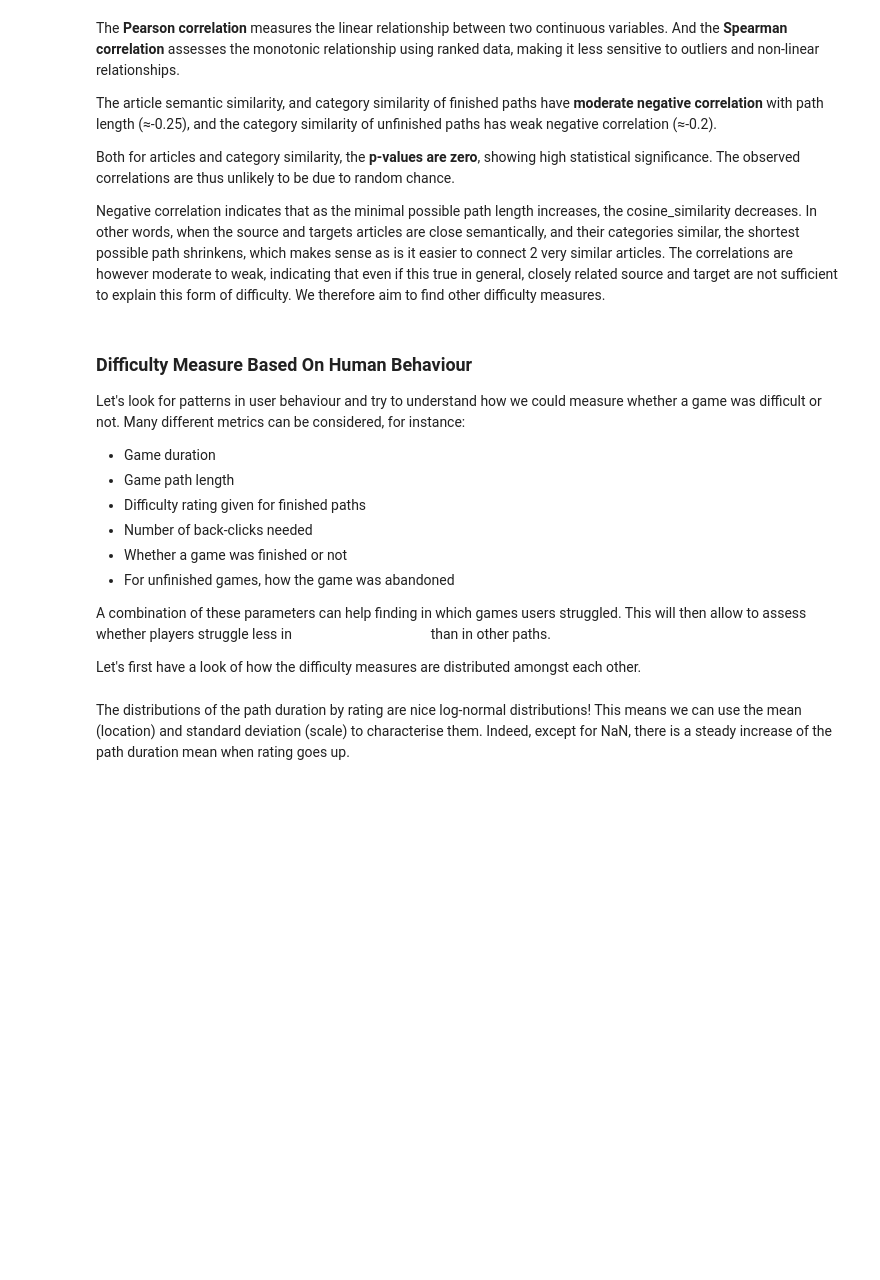
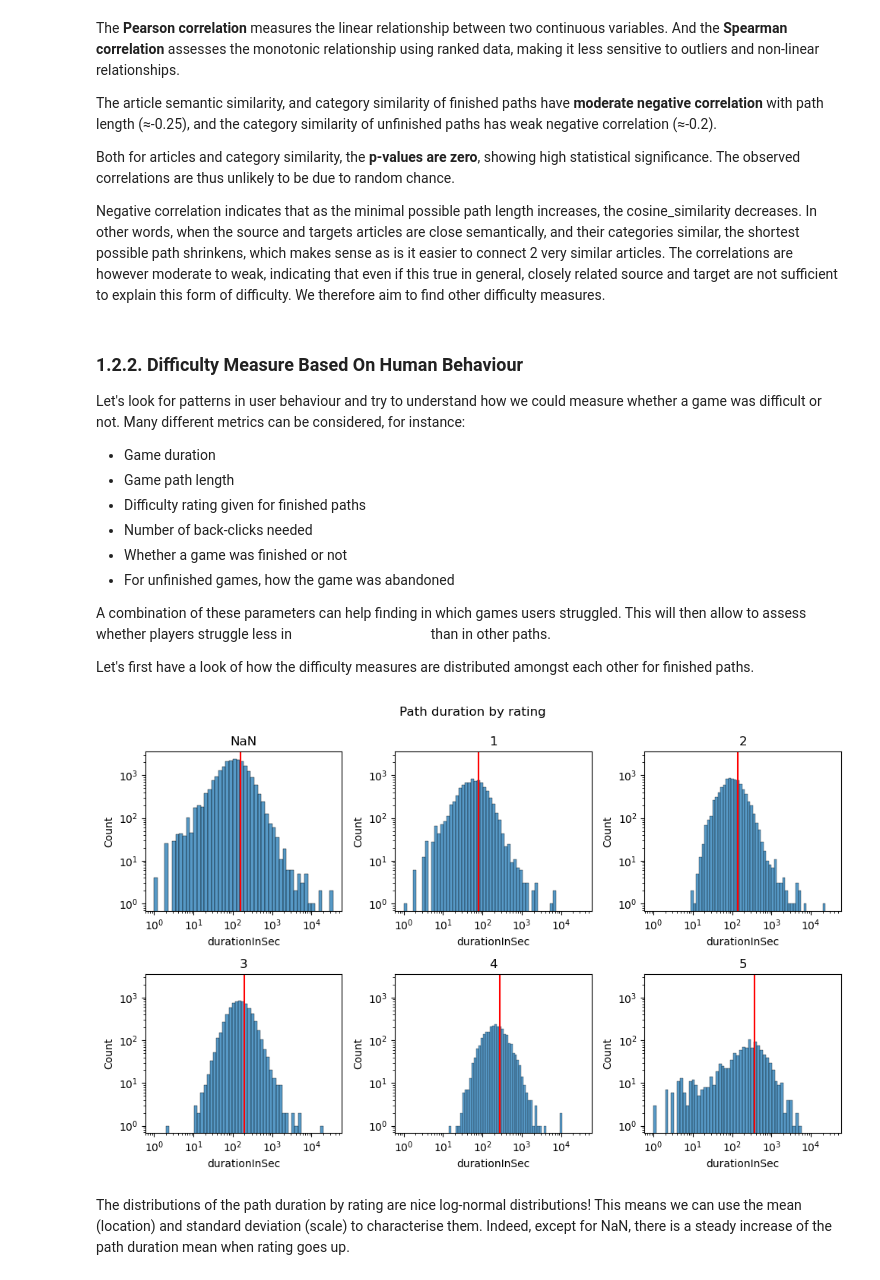
Before and after one commit to epfl-ada/ada-2024-project-the5outliers, a Jupyter notebook: results.ipynb, the cells around one changed output. Drawn from its saved outputs; the diff is of its cells as text; code cells hidden in the pictures; blank space fills up the shorter version.

```diff
--- a/results.ipynb
+++ b/results.ipynb
@@ -165,7 +214,7 @@ Both for articles and category similarity, the **p-values are zero**, showing hi
 Negative correlation indicates that as the minimal possible path length increases, the cosine_similarity decreases.
 In other words, when the source and targets articles are close semantically, and their categories similar, the shortest possible path shrinkens, which makes sense as is it easier to connect 2 very similar articles. The correlations are however moderate to weak, indicating that even if this true in general, closely related source and target are not sufficient to explain this form of difficulty. We therefore aim to find other difficulty measures.
 # %% [markdown]
-### Difficulty Measure Based On Human Behaviour
+### 1.2.2. Difficulty Measure Based On Human Behaviour
 Let's look for patterns in user behaviour and try to understand how we could measure whether a game was difficult or not. Many different metrics can be considered, for instance:
 - Game duration
 - Game path length
@@ -176,27 +225,32 @@ Let's look for patterns in user behaviour and try to understand how we could mea
 
 A combination of these parameters can help finding in which games users struggled. This will then allow to assess whether players struggle less in <span style="background: linear-gradient(to right, #3458d6, #34d634); -webkit-background-clip: text; color: transparent;">Wikispeedia Voyages</span> than in other paths.
 
-Let's first have a look of how the difficulty measures are distributed amongst each other.
+Let's first have a look of how the difficulty measures are distributed amongst each other for finished paths.
 # %%
+df_finished_strNaN = df_finished.copy()
+df_finished_strNaN['rating'] = df_finished_strNaN['rating'].fillna('NaN')
+
 plt.figure(figsize=(10, 6))
 
 means, stds = [], []
 ax1 = plt.subplot(231)
-sn.histplot(df_finished[df_finished['rating']=='NaN'], x='durationInSec', bins=50, log_scale=True) # change x to x = 'path_length' for path length
-plt.axvline(df_finished[df_finished['rating']=='NaN']['durationInSec'].mean(), color='red')
+sn.histplot(df_finished[df_finished_strNaN['rating']=='NaN'], x='durationInSec', bins=50, log_scale=True) # change x to x = 'path_length' for path length
+plt.axvline(df_finished[df_finished_strNaN['rating']=='NaN']['durationInSec'].mean(), color='red')
 plt.yscale('log')
 plt.title('NaN')
 
 for i in range(1, 6):
     plt.subplot(231+i, sharex = ax1, sharey=ax1)
-    sn.histplot(df_finished[df_finished['rating']==i], x='durationInSec', bins=50, log_scale=True)
-    plt.axvline(df_finished[df_finished['rating']==i]['durationInSec'].mean(), color='red')
+    sn.histplot(df_finished[df_finished_strNaN['rating']==i], x='durationInSec', bins=50, log_scale=True)
+    plt.axvline(df_finished[df_finished_strNaN['rating']==i]['durationInSec'].mean(), color='red')
     plt.yscale('log')
     plt.title(i)
 
 plt.tight_layout()
 plt.suptitle('Path duration by rating', y=1.04)
 plt.show()
+# %% [output]
+[figure, added]
 # %% [markdown]
 The distributions of the path duration by rating are nice log-normal distributions! This means we can use the mean (location) and standard deviation (scale) to characterise them. Indeed, except for NaN, there is a steady increase of the path duration mean when rating goes up.
 # %%
```
Also changed, not shown: parts of 25 cells of this notebook, 1 other file.
